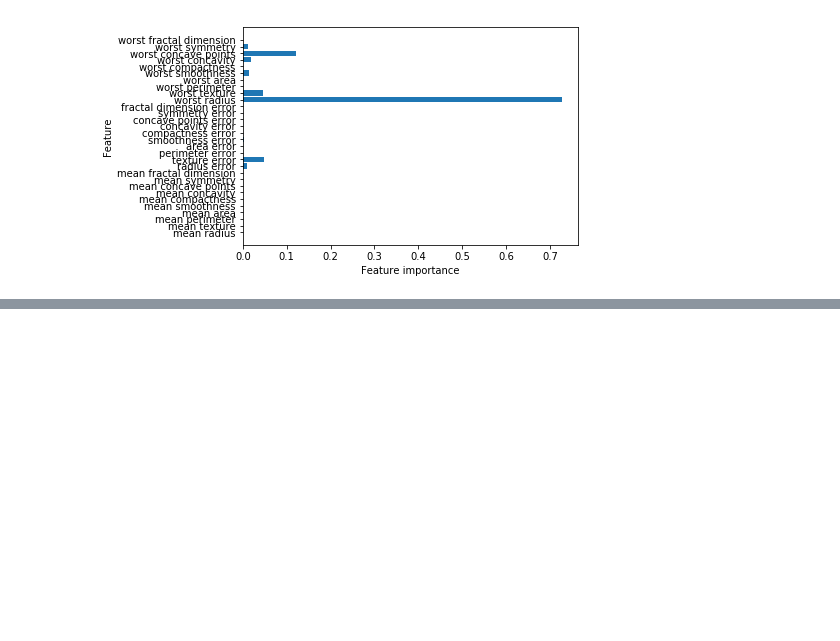
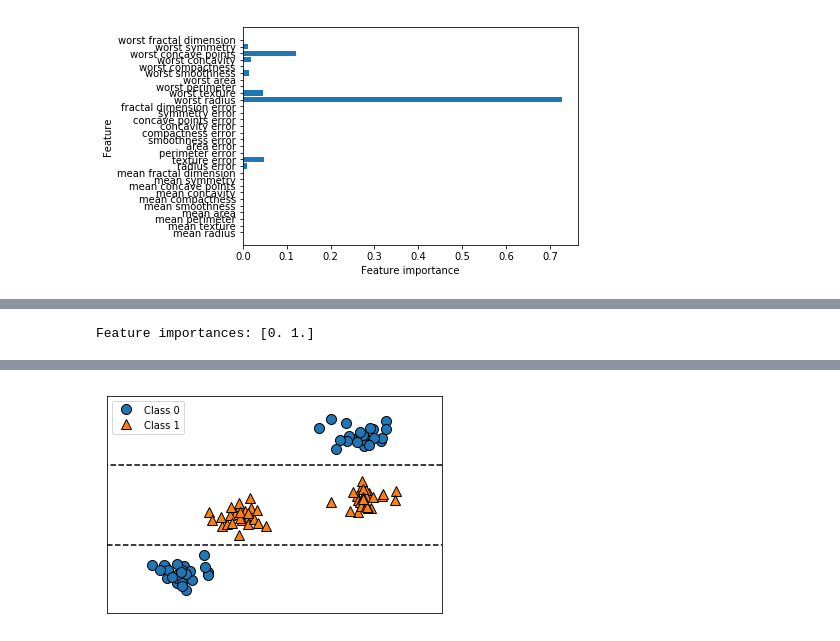
Before and after one commit to foragile/introduction_to_machine_learning_with_python, a Jupyter notebook: chapter02/决策树.ipynb, the cells around one changed output, grey strips where cells are left out. Cells and saved outputs as stored; diff of their text form; code cells hidden in the pictures; blank space fills up the shorter version.

```diff
--- a/chapter02/决策树.ipynb
+++ b/chapter02/决策树.ipynb
@@ -125,0 +130,5 @@ plot_feature_importances_cancer(tree)
+# %%
+tree=mglearn.plots.plot_tree_not_monotone()
+display(tree)
+# %% [output]
+Feature importances: [0. 1.]
@@ -125,0 +136 @@ plot_feature_importances_cancer(tree)
+[figure, added]
```
Also changed, not shown: parts of 7 cells of this notebook, 2 other files.
